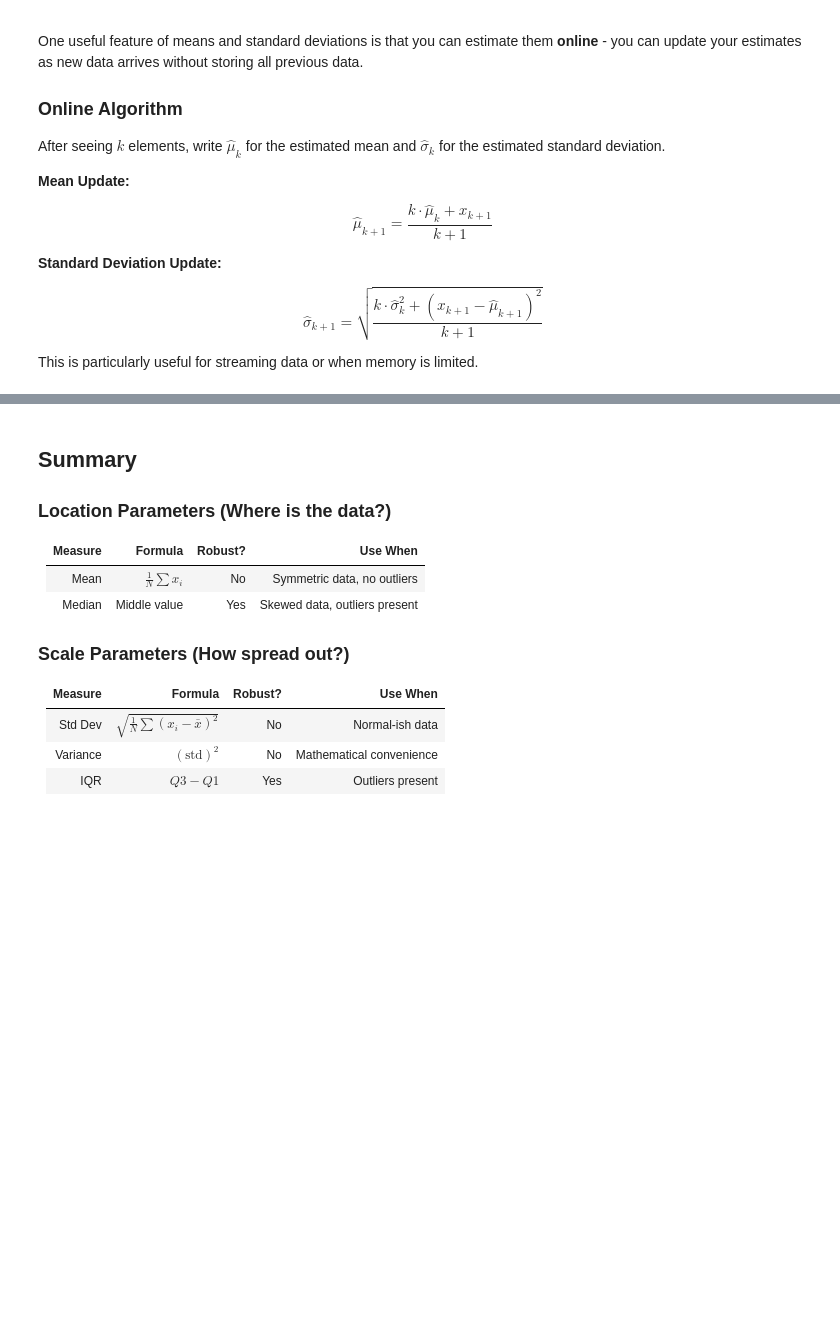
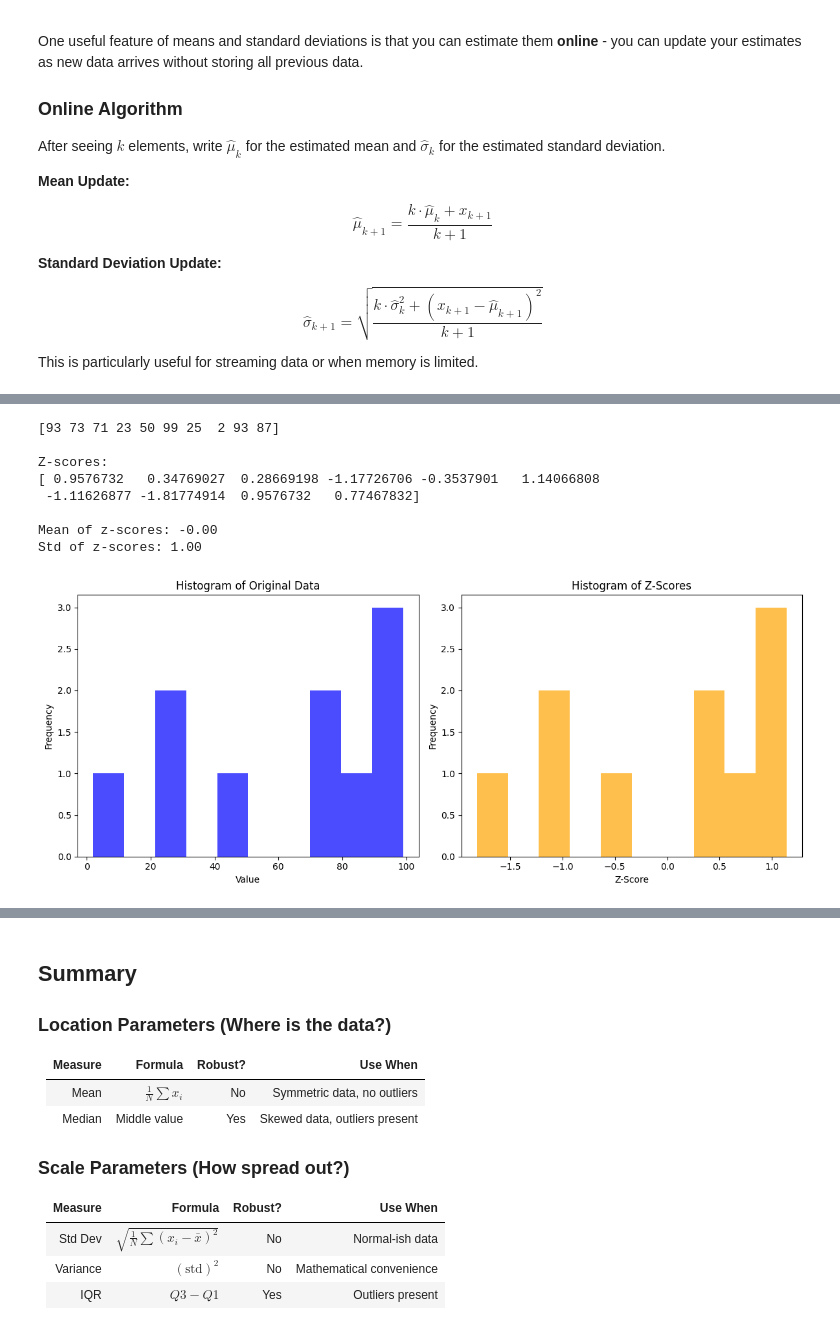
Before and after one commit to chebil/stat, a Jupyter notebook: part1/ch01_summarizing.ipynb, the cells around one changed output, grey strips where cells are left out. Drawn from its saved outputs; the diff is of its cells as text; code cells hidden in the pictures; blank space fills up the shorter version.

```diff
--- a/part1/ch01_summarizing.ipynb
+++ b/part1/ch01_summarizing.ipynb
@@ -435,0 +574,35 @@ print(f"Std of z-scores:  {np.std(z_scores):.10f}")
+# %%
+## 7 Standard Coordinates
+data = np.random.randint(1, 101, size=10)
+print(data)
+mean_value = np.mean(data)
+std_deviation = np.std(data)
+z_scores = (data - mean_value) / std_deviation
+print("\nZ-scores:")
+print(z_scores)
+print(f"\nMean of z-scores: {np.mean(z_scores):.2f}")
+print(f"Std of z-scores: {np.std(z_scores):.2f}")
+# Histograms of Original Data vs. Z-Scores
+plt.figure(figsize=(12, 5))
+plt.subplot(1, 2, 1)
+plt.hist(data, bins=10, color='blue', alpha=0.7)
+plt.title('Histogram of Original Data')
+plt.xlabel('Value')
+plt.ylabel('Frequency')
+plt.subplot(1, 2, 2)
+plt.hist(z_scores, bins=10, color='orange', alpha=0.7)
+plt.title('Histogram of Z-Scores')
+plt.xlabel('Z-Score')
+plt.ylabel('Frequency')
+plt.tight_layout()
+plt.show()
+# %% [output]
+[93 73 71 23 50 99 25  2 93 87]
+
+Z-scores:
+[ 0.9576732   0.34769027  0.28669198 -1.17726706 -0.3537901   1.14066808
+ -1.11626877 -1.81774914  0.9576732   0.77467832]
+
+Mean of z-scores: -0.00
+Std of z-scores: 1.00
+[figure, added]
```
Also changed, not shown: parts of 24 cells of this notebook, 2 other files.
